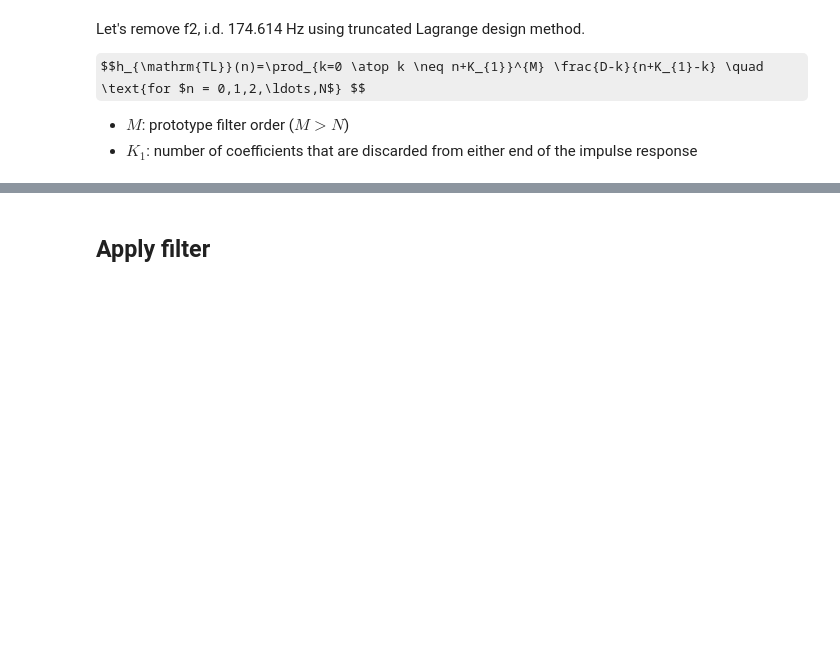
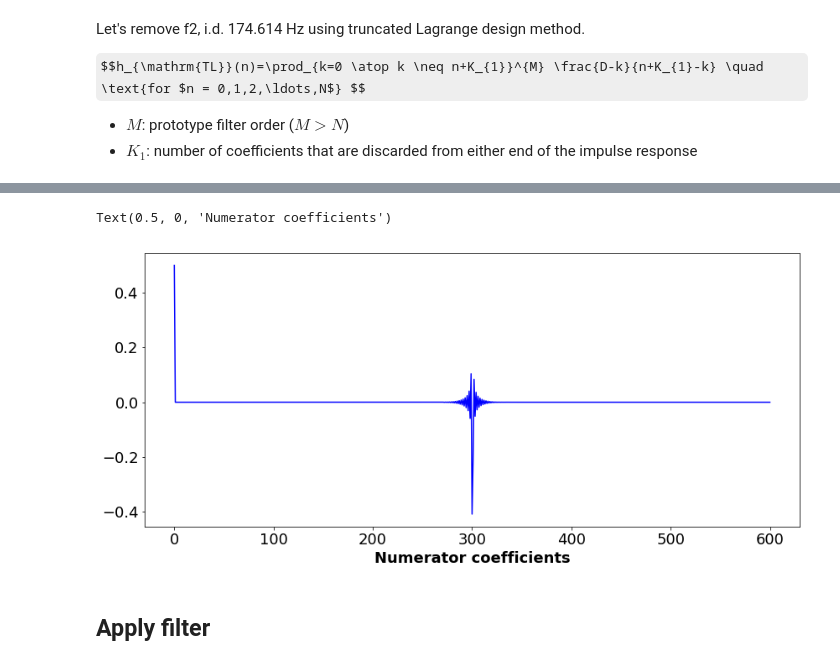
Before and after one commit to SuperShinyEyes/aalto-audio-signal-processing, a Jupyter notebook: homeworks/HW3_fractional_delay_filters.ipynb, the cells around one changed output, grey strips where cells are left out. Drawn from its saved outputs; the diff is of its cells as text; code cells hidden in the pictures; some formulas as TeX source; blank space fills up the shorter version.

```diff
--- a/homeworks/HW3_fractional_delay_filters.ipynb
+++ b/homeworks/HW3_fractional_delay_filters.ipynb
@@ -142,2 +176,9 @@ Text(0.5, 0, 'Frequency [Hz]')
+# %%
+plt.figure(figsize=(14,6))
+plt.plot(b, 'blue')
+plt.xlabel('Numerator coefficients')
+# %% [output]
+Text(0.5, 0, 'Numerator coefficients')
+[figure, added]
 # %% [markdown]
 ## Apply filter
```
Also changed, not shown: parts of 24 cells of this notebook.
